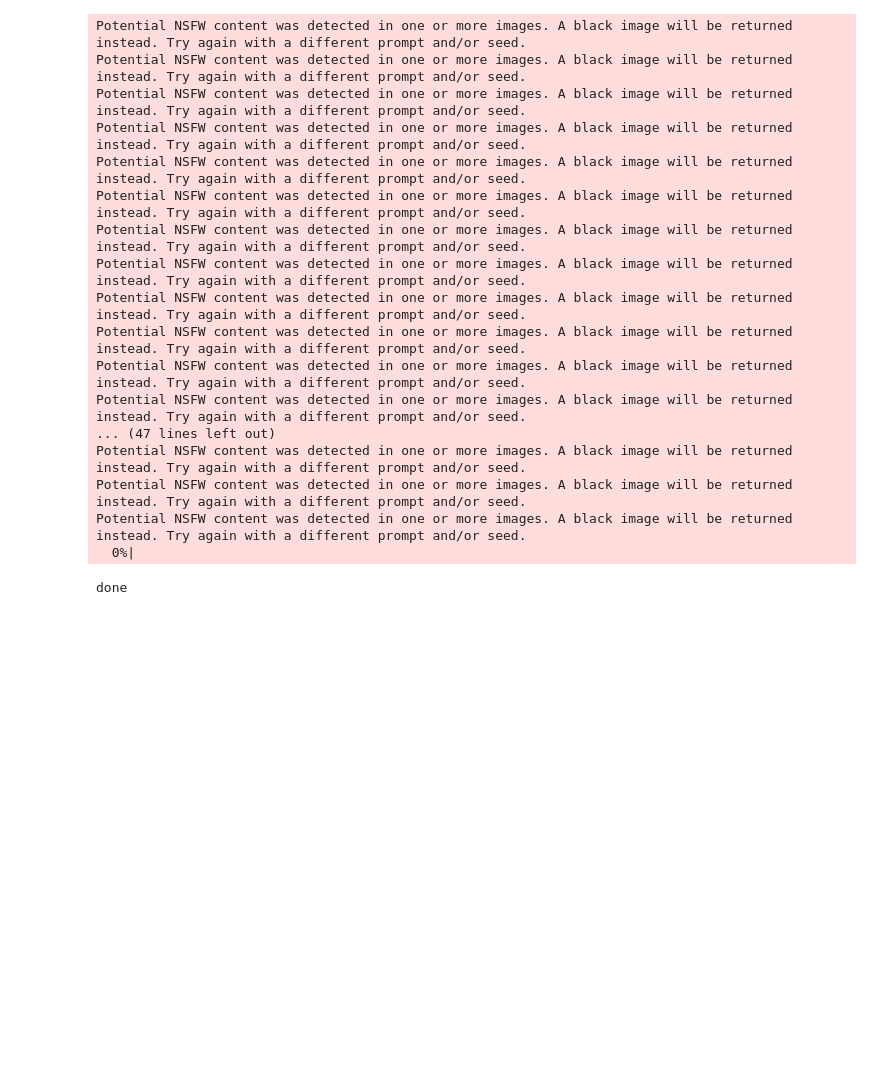
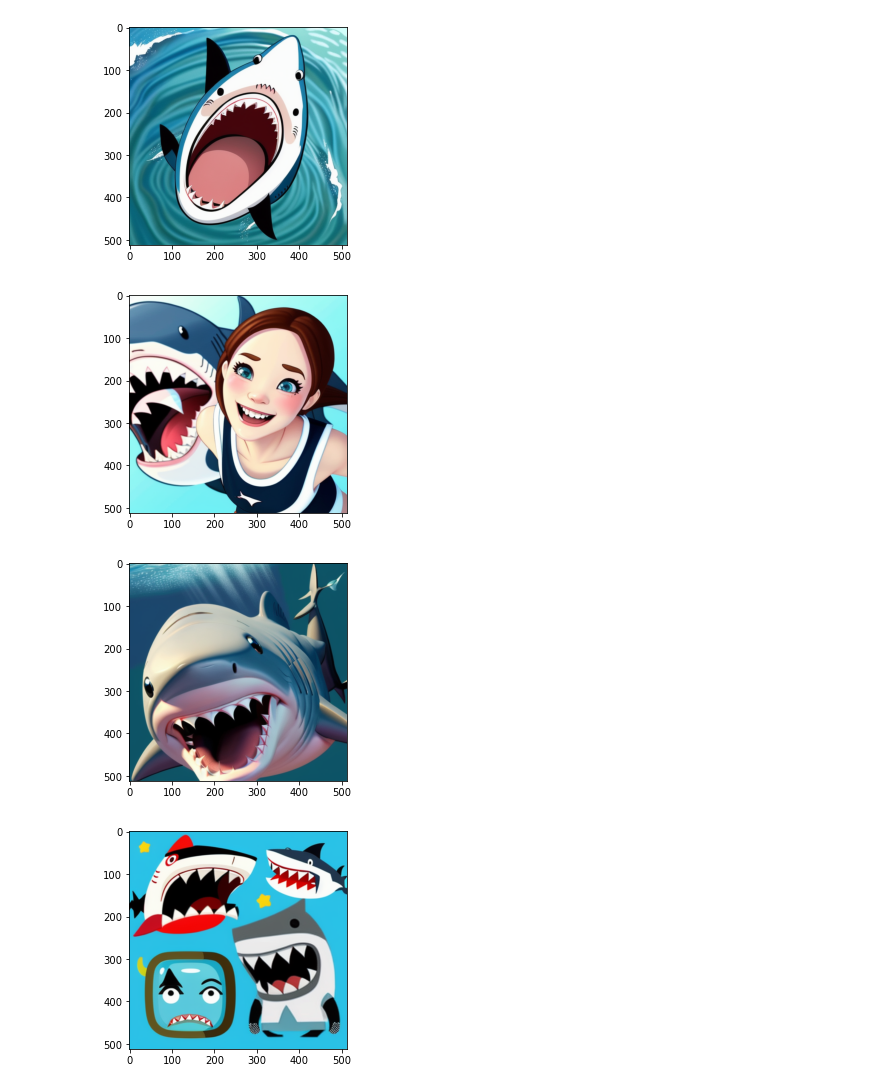
Before and after one commit to scpark20/learning_stable_diffusion, a Jupyter notebook: sd-scripts-example/dreambooth/make prior dataset.ipynb, the cells around one changed output. Drawn from its saved outputs; the diff is of its cells as text; code cells hidden in the pictures; blank space fills up the shorter version.

```diff
--- a/sd-scripts-example/dreambooth/make prior dataset.ipynb
+++ b/sd-scripts-example/dreambooth/make prior dataset.ipynb
@@ -80,13 +146,13 @@ files_content
 # %%
 import os
-save_dir = '/data/sd-dataset/prior'
+save_dir = '/data/sd_dataset/shark_prior'
 os.makedirs(save_dir, exist_ok=True)
 
 from tqdm import tqdm
 import numpy as np
 
-for i in tqdm(range(500)):
-    prompt = files_content[np.random.randint(0, len(files_content))]
+for i in tqdm(range(100)):
+    prompt = prompts[np.random.randint(0, len(prompts))]
     image = pipe(prompt=prompt,
                  height=512,
                  width=512,
@@ -97,25 +163,34 @@ for i in tqdm(range(500)):
 
     with open(os.path.join(save_dir, str(i) + '.txt'), 'w') as f:
         f.write(prompt)
-# %% [output]
-Potential NSFW content was detected in one or more images. A black image will be returned instead. Try again with a different prompt and/or seed.
-Potential NSFW content was detected in one or more images. A black image will be returned instead. Try again with a different prompt and/or seed.
-Potential NSFW content was detected in one or more images. A black image will be returned instead. Try again with a different prompt and/or seed.
-Potential NSFW content was detected in one or more images. A black image will be returned instead. Try again with a different prompt and/or seed.
-Potential NSFW content was detected in one or more images. A black image will be returned instead. Try again with a different prompt and/or seed.
-Potential NSFW content was detected in one or more images. A black image will be returned instead. Try again with a different prompt and/or seed.
-Potential NSFW content was detected in one or more images. A black image will be returned instead. Try again with a different prompt and/or seed.
-Potential NSFW content was detected in one or more images. A black image will be returned instead. Try again with a different prompt and/or seed.
-Potential NSFW content was detected in one or more images. A black image will be returned instead. Try again with a different prompt and/or seed.
-Potential NSFW content was detected in one or more images. A black image will be returned instead. Try again with a different prompt and/or seed.
-Potential NSFW content was detected in one or more images. A black image will be returned instead. Try again with a different prompt and/or seed.
-Potential NSFW content was detected in one or more images. A black image will be returned instead. Try again with a different prompt and/or seed.
-... (47 lines left out)
-Potential NSFW content was detected in one or more images. A black image will be returned instead. Try again with a different prompt and/or seed.
-Potential NSFW content was detected in one or more images. A black image will be returned instead. Try again with a different prompt and/or seed.
-Potential NSFW content was detected in one or more images. A black image will be returned instead. Try again with a different prompt and/or seed.
-  0%|
 # %%
-print('done')
+import matplotlib.pyplot as plt
+
+import os
+import numpy as np
+from tqdm import tqdm
+
+def find_png_files(directory):
+    png_files = []
+    for root, _, files in os.walk(directory):
+        for file in files:
+            if file.endswith('.png'):
+                full_path = os.path.join(root, file)
+                png_files.append(full_path)
+    return png_files
+
+# Example usage
+directory = '/data/sd_dataset/shark_prior'  # Assuming the user wants to search this directory
+png_files = find_png_files(directory)
+np.random.shuffle(png_files)
+len(png_files)
+
+for png_file in png_files[:10]:
+
+    plt.imshow(plt.imread(png_file))
+    plt.show()
 # %% [output]
-done
+[figure, added]
+[figure, added]
+[figure, added]
+[figure, added]
```
Also changed, not shown: parts of 5 cells of this notebook, 13 other files.
